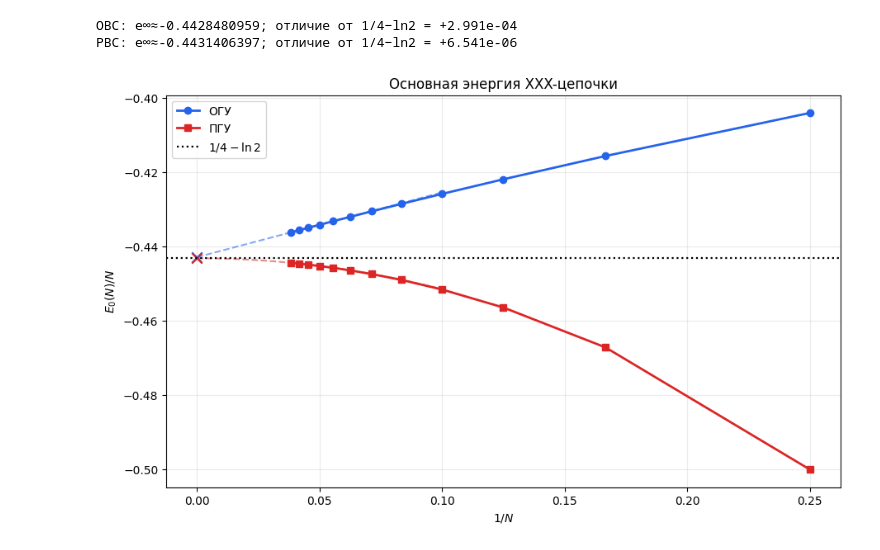
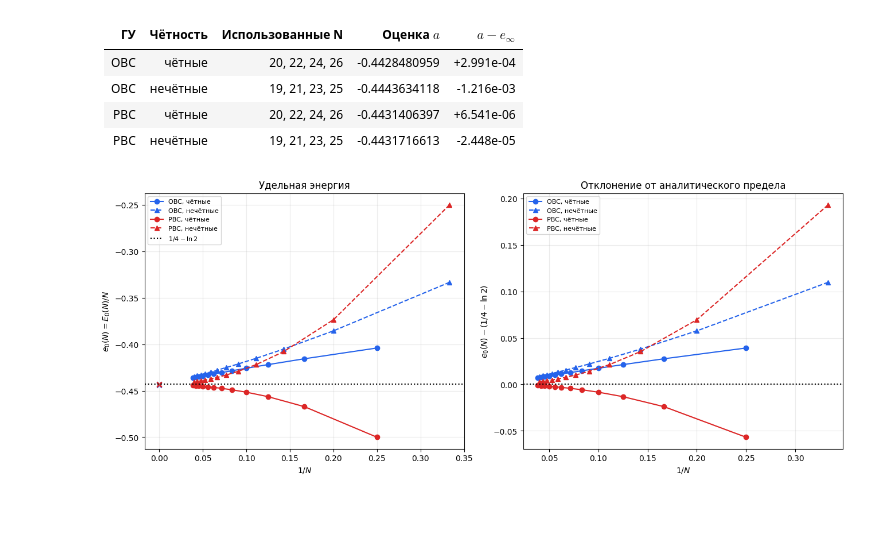
Before and after one commit to Egor-Error000/Spin-1-2-Heisenberg-XXX-Chain-Exact-Diagonalization, a Jupyter notebook: notebooks/XXX_chain_ED.ipynb, the cells around one changed output. Drawn from its saved outputs; the diff is of its cells as text; code cells hidden in the pictures; blank space fills up the shorter version.

```diff
--- a/notebooks/XXX_chain_ED.ipynb
+++ b/notebooks/XXX_chain_ED.ipynb
@@ -117,39 +147,53 @@ $e_\infty$.
 # %%
 fits = {}
+fit_lines = [r"| ГУ | Чётность | Использованные N | Оценка $a$ | $a-e_\infty$ |",
+             "|:---:|:---:|:---:|---:|---:|"]
 for boundary in ("OBC", "PBC"):
-    subset = [row for row in results if row["boundary"] == boundary and row["N"] >= 20]
-    n = np.array([row["N"] for row in subset], dtype=float)
-    e = np.array([row["e0"] for row in subset], dtype=float)
-    x = 1 / n if boundary == "OBC" else 1 / n**2
-    slope, intercept = np.polyfit(x, e, 1)
-    fits[boundary] = (slope, intercept)
-    print(f"{boundary}: e∞≈{intercept:.10f}; отличие от 1/4−ln2 = {intercept-E_INFINITY:+.3e}")
+    for parity in (0, 1):
+        subset = [row for row in results if row["boundary"] == boundary and row["N"] % 2 == parity][-4:]
+        n = np.array([row["N"] for row in subset], dtype=float)
+        energy = np.array([row["e0"] for row in subset], dtype=float)
+        x = 1/n if boundary == "OBC" else 1/n**2
+        slope, intercept = np.polyfit(x, energy, 1)
+        fits[(boundary, parity)] = (slope, intercept)
+        fit_lines.append(f"| {boundary} | {'чётные' if parity == 0 else 'нечётные'} | "
+                         f"{', '.join(map(str, n.astype(int)))} | {intercept:.10f} | "
+                         f"{intercept-E_INFINITY:+.3e} |")
+display(Markdown("\n".join(fit_lines)))
 # %% [output]
-OBC: e∞≈-0.4428480959; отличие от 1/4−ln2 = +2.991e-04
-PBC: e∞≈-0.4431406397; отличие от 1/4−ln2 = +6.541e-06
+| ГУ | Чётность | Использованные N | Оценка $a$ | $a-e_\infty$ |
+|:---:|:---:|:---:|---:|---:|
+| OBC | чётные | 20, 22, 24, 26 | -0.4428480959 | +2.991e-04 |
+| OBC | нечётные | 19, 21, 23, 25 | -0.4443634118 | -1.216e-03 |
+| PBC | чётные | 20, 22, 24, 26 | -0.4431406397 | +6.541e-06 |
+| PBC | нечётные | 19, 21, 23, 25 | -0.4431716613 | -2.448e-05 |
 # %%
-fig, ax = plt.subplots(figsize=(9, 5.5), constrained_layout=True)
-styles = {"OBC": ("#2563eb", "o", "ОГУ"),
-          "PBC": ("#dc2626", "s", "ПГУ")}
+colors = {"OBC": "#2563eb", "PBC": "#dc2626"}
+markers = {0: "o", 1: "^"}
+fig, axes = plt.subplots(1, 2, figsize=(13, 5.2), constrained_layout=True)
 for boundary in ("OBC", "PBC"):
-    subset = [row for row in results if row["boundary"] == boundary]
-    x = np.array([1 / row["N"] for row in subset])
-    y = np.array([row["e0"] for row in subset])
-    color, marker, label = styles[boundary]
-    ax.plot(x, y, marker=marker, color=color, linewidth=2, label=label)
-    slope, intercept = fits[boundary]
-    fit_x = np.linspace(0, 0.1, 100)
-    fit_y = intercept + slope * (fit_x if boundary == "OBC" else fit_x**2)
-    ax.plot(fit_x, fit_y, color=color, linestyle="--", alpha=0.55)
-    ax.scatter([0], [intercept], marker="x", s=80, color=color)
-ax.axhline(E_INFINITY, color="black", linestyle=":", linewidth=1.6,
-           label=r"$1/4-\ln 2$")
-ax.set_xlabel(r"$1/N$")
-ax.set_ylabel(r"$E_0(N)/N$")
-ax.set_title("Основная энергия XXX-цепочки")
-ax.grid(alpha=0.25)
-ax.legend()
+    for parity in (0, 1):
+        subset = [row for row in results if row["boundary"] == boundary and row["N"] % 2 == parity]
+        n = np.array([row["N"] for row in subset])
+        x = 1 / n
+        y = np.array([row["e0"] for row in subset])
+        label = f"{boundary}, {'чётные' if parity == 0 else 'нечётные'}"
+        axes[0].plot(x, y, marker=markers[parity], color=colors[boundary],
+                     linestyle="-" if parity == 0 else "--", label=label)
+        axes[1].plot(x, y-E_INFINITY, marker=markers[parity], color=colors[boundary],
+                     linestyle="-" if parity == 0 else "--", label=label)
+        axes[0].scatter([0], [fits[(boundary, parity)][1]], marker="x", color=colors[boundary])
+axes[0].axhline(E_INFINITY, color="black", linestyle=":", label=r"$1/4-\ln2$")
+axes[1].axhline(0, color="black", linestyle=":")
+axes[0].set_ylabel(r"$e_0(N)=E_0(N)/N$")
+axes[1].set_ylabel(r"$e_0(N)-(1/4-\ln2)$")
+for ax in axes:
+    ax.set_xlabel(r"$1/N$")
+    ax.grid(alpha=0.25)
+    ax.legend(fontsize=8)
+axes[0].set_title("Удельная энергия")
+axes[1].set_title("Отклонение от аналитического предела")
 fig.savefig(DATA / "energies.png", dpi=180)
 plt.show()
 # %% [output]
-[figure, old version]
+[figure, new version]
```
Also changed, not shown: parts of 21 cells of this notebook, 13 other files.
